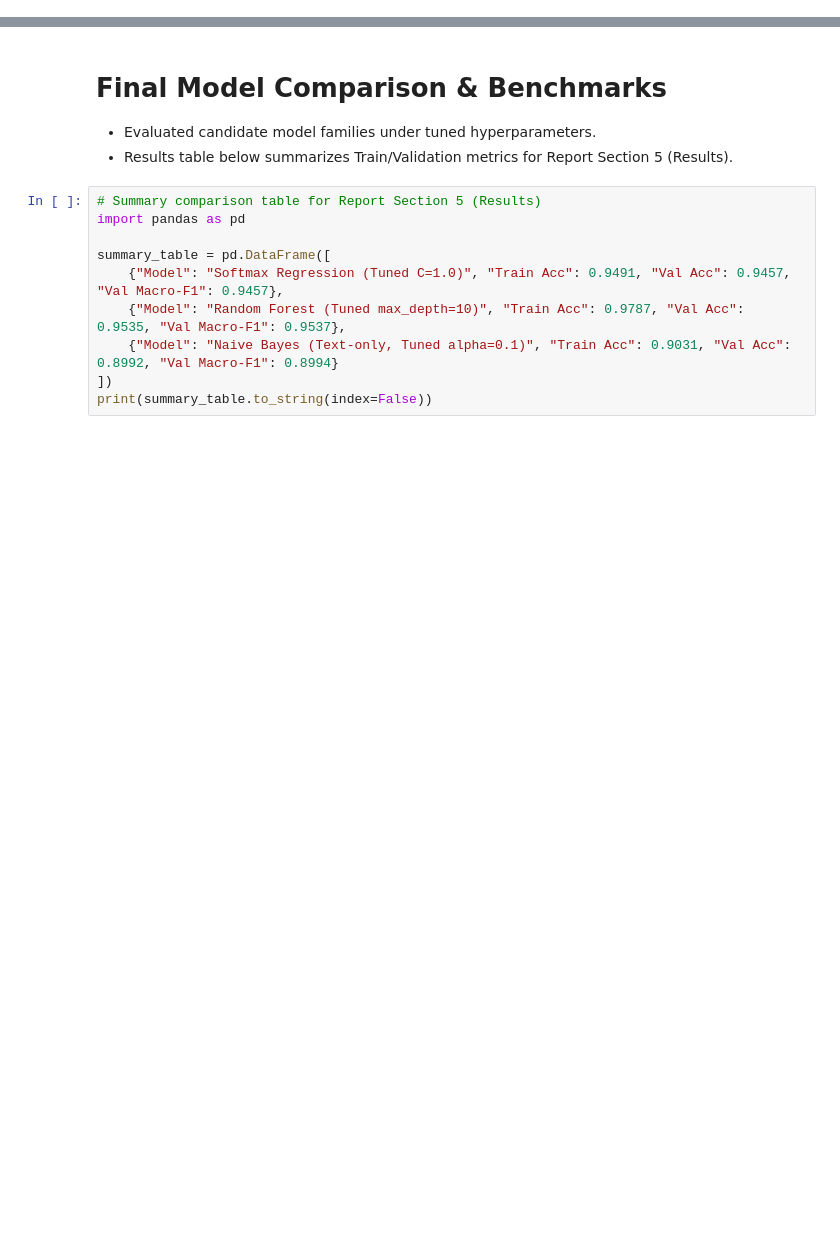
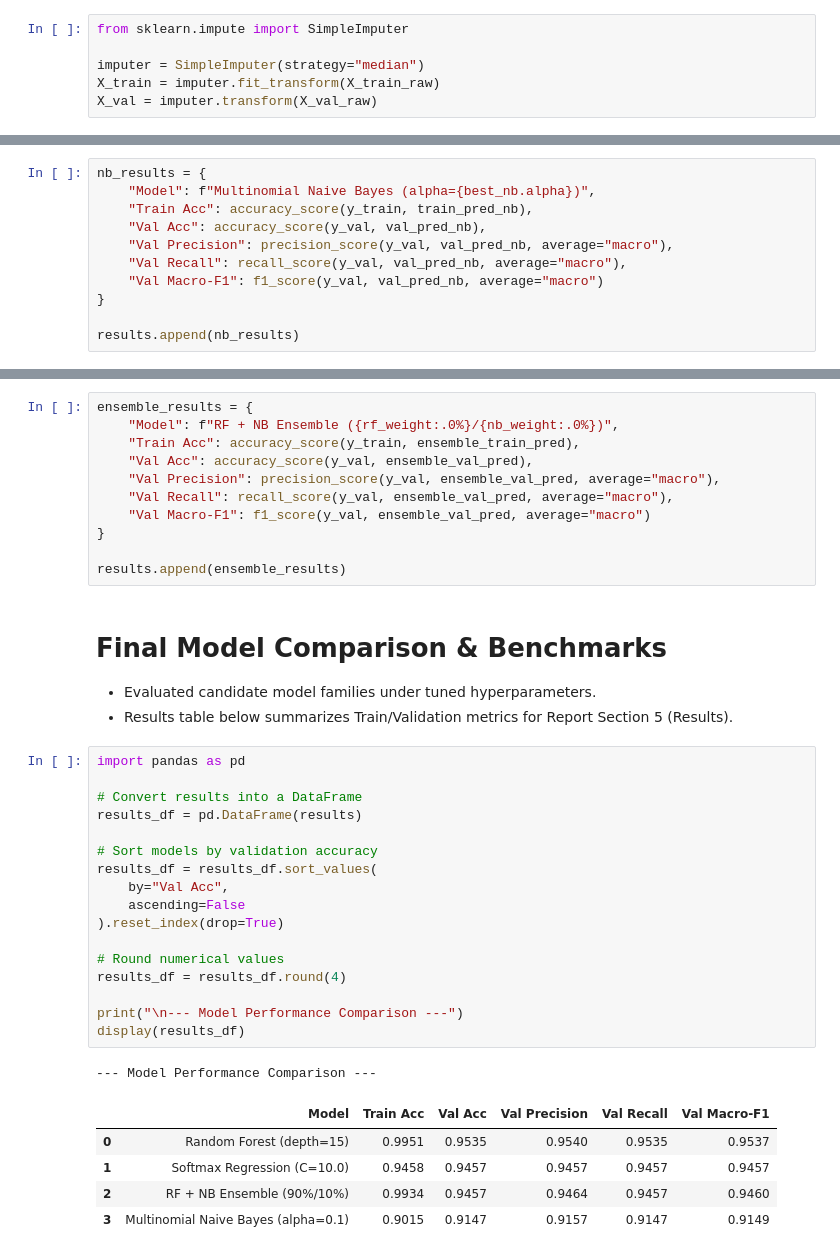
Before and after one commit to biancabqh/csc311, a Jupyter notebook: notebooks/model.ipynb, the cells around one changed output, grey strips where cells are left out. Cells and saved outputs as stored; diff of their text form; blank space fills up the shorter version.

```diff
--- a/notebooks/model.ipynb
+++ b/notebooks/model.ipynb
@@ -399,0 +60,6 @@ print(classification_report(ensemble_val_true, ensemble_val_pred))
+# %%
+from sklearn.impute import SimpleImputer
+
+imputer = SimpleImputer(strategy="median")
+X_train = imputer.fit_transform(X_train_raw)
+X_val = imputer.transform(X_val_raw)
@@ -399,0 +609,11 @@ print(classification_report(ensemble_val_true, ensemble_val_pred))
+# %%
+nb_results = {
+    "Model": f"Multinomial Naive Bayes (alpha={best_nb.alpha})",
+    "Train Acc": accuracy_score(y_train, train_pred_nb),
+    "Val Acc": accuracy_score(y_val, val_pred_nb),
+    "Val Precision": precision_score(y_val, val_pred_nb, average="macro"),
+    "Val Recall": recall_score(y_val, val_pred_nb, average="macro"),
+    "Val Macro-F1": f1_score(y_val, val_pred_nb, average="macro")
+}
+
+results.append(nb_results)
@@ -400,15 +759,40 @@ print(classification_report(ensemble_val_true, ensemble_val_pred))
+# %%
+ensemble_results = {
+    "Model": f"RF + NB Ensemble ({rf_weight:.0%}/{nb_weight:.0%})",
+    "Train Acc": accuracy_score(y_train, ensemble_train_pred),
+    "Val Acc": accuracy_score(y_val, ensemble_val_pred),
+    "Val Precision": precision_score(y_val, ensemble_val_pred, average="macro"),
+    "Val Recall": recall_score(y_val, ensemble_val_pred, average="macro"),
+    "Val Macro-F1": f1_score(y_val, ensemble_val_pred, average="macro")
+}
+
+results.append(ensemble_results)
 # %% [markdown]
 # Final Model Comparison & Benchmarks
 
 - Evaluated candidate model families under tuned hyperparameters.
 - Results table below summarizes Train/Validation metrics for Report Section 5 (Results).
-# %%
-# Summary comparison table for Report Section 5 (Results)
-import pandas as pd
-
-summary_table = pd.DataFrame([
-    {"Model": "Softmax Regression (Tuned C=1.0)", "Train Acc": 0.9491, "Val Acc": 0.9457, "Val Macro-F1": 0.9457},
-    {"Model": "Random Forest (Tuned max_depth=10)", "Train Acc": 0.9787, "Val Acc": 0.9535, "Val Macro-F1": 0.9537},
-    {"Model": "Naive Bayes (Text-only, Tuned alpha=0.1)", "Train Acc": 0.9031, "Val Acc": 0.8992, "Val Macro-F1": 0.8994}
-])
-print(summary_table.to_string(index=False))
+# %%
+import pandas as pd
+
+# Convert results into a DataFrame
+results_df = pd.DataFrame(results)
+
+# Sort models by validation accuracy
+results_df = results_df.sort_values(
+    by="Val Acc",
+    ascending=False
+).reset_index(drop=True)
+
+# Round numerical values
+results_df = results_df.round(4)
+
+print("\n--- Model Performance Comparison ---")
+display(results_df)
+# %% [output]
+--- Model Performance Comparison ---
+|  | Model | Train Acc | Val Acc | Val Precision | Val Recall | Val Macro-F1 |
+| 0 | Random Forest (depth=15) | 0.9951 | 0.9535 | 0.9540 | 0.9535 | 0.9537 |
+| 1 | Softmax Regression (C=10.0) | 0.9458 | 0.9457 | 0.9457 | 0.9457 | 0.9457 |
+| 2 | RF + NB Ensemble (90%/10%) | 0.9934 | 0.9457 | 0.9464 | 0.9457 | 0.9460 |
+| 3 | Multinomial Naive Bayes (alpha=0.1) | 0.9015 | 0.9147 | 0.9157 | 0.9147 | 0.9149 |
```
Also changed, not shown: parts of 47 cells of this notebook, 6 other files.
